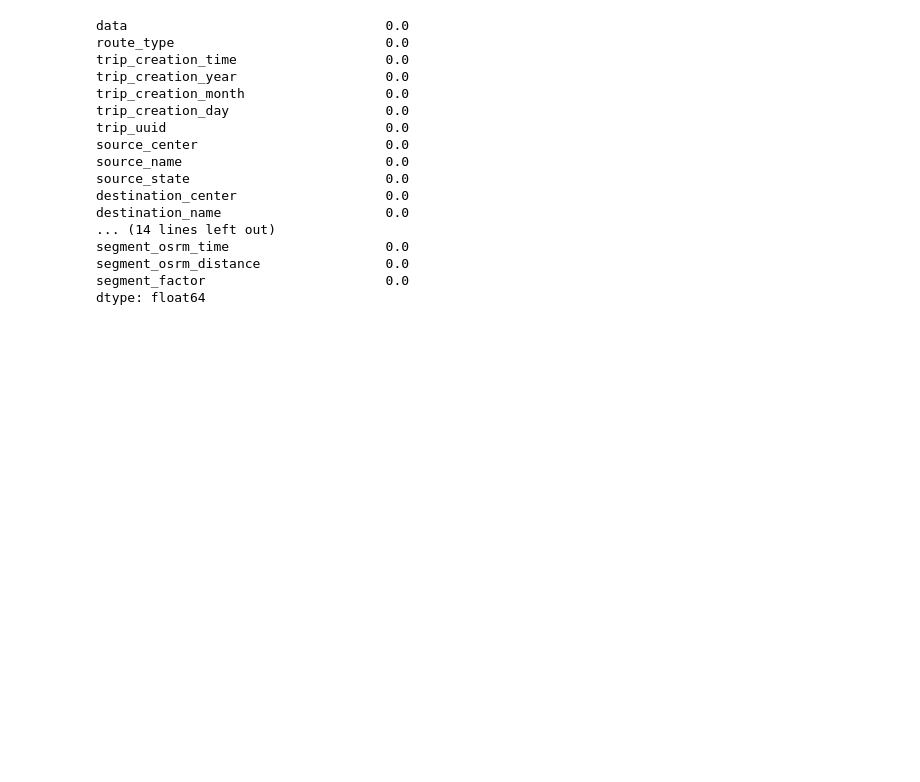
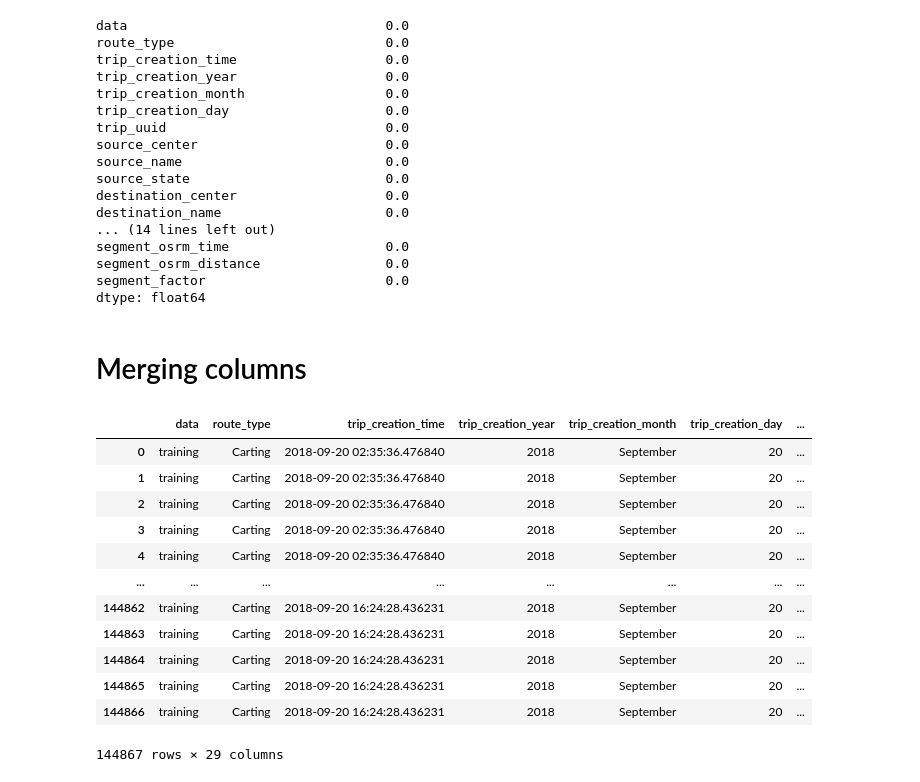
Before and after one commit to Navaneeth-7/scaler_logistics_service, a Jupyter notebook: file_1.ipynb, the cells around one changed output. Saved outputs shown, nothing was run; the diff lists cells and outputs as text; code cells hidden in the pictures; blank space fills up the shorter version.

```diff
--- a/file_1.ipynb
+++ b/file_1.ipynb
@@ -219,3 +219,21 @@ segment_osrm_time                    0.0
 segment_osrm_distance                0.0
 segment_factor                       0.0
 dtype: float64
+# %% [markdown]
+# Merging columns
+# %%
+df
+# %% [output]
+|  | data | route_type | trip_creation_time | trip_creation_year | trip_creation_month | trip_creation_day | ... |
+| 0 | training | Carting | 2018-09-20 02:35:36.476840 | 2018 | September | 20 | ... |
+| 1 | training | Carting | 2018-09-20 02:35:36.476840 | 2018 | September | 20 | ... |
+| 2 | training | Carting | 2018-09-20 02:35:36.476840 | 2018 | September | 20 | ... |
+| 3 | training | Carting | 2018-09-20 02:35:36.476840 | 2018 | September | 20 | ... |
+| 4 | training | Carting | 2018-09-20 02:35:36.476840 | 2018 | September | 20 | ... |
+| ... | ... | ... | ... | ... | ... | ... | ... |
+| 144862 | training | Carting | 2018-09-20 16:24:28.436231 | 2018 | September | 20 | ... |
+| 144863 | training | Carting | 2018-09-20 16:24:28.436231 | 2018 | September | 20 | ... |
+| 144864 | training | Carting | 2018-09-20 16:24:28.436231 | 2018 | September | 20 | ... |
+| 144865 | training | Carting | 2018-09-20 16:24:28.436231 | 2018 | September | 20 | ... |
+| 144866 | training | Carting | 2018-09-20 16:24:28.436231 | 2018 | September | 20 | ... |
+144867 rows × 29 columns
```
Also changed, not shown: parts of 24 cells of this notebook, 2 other files.
